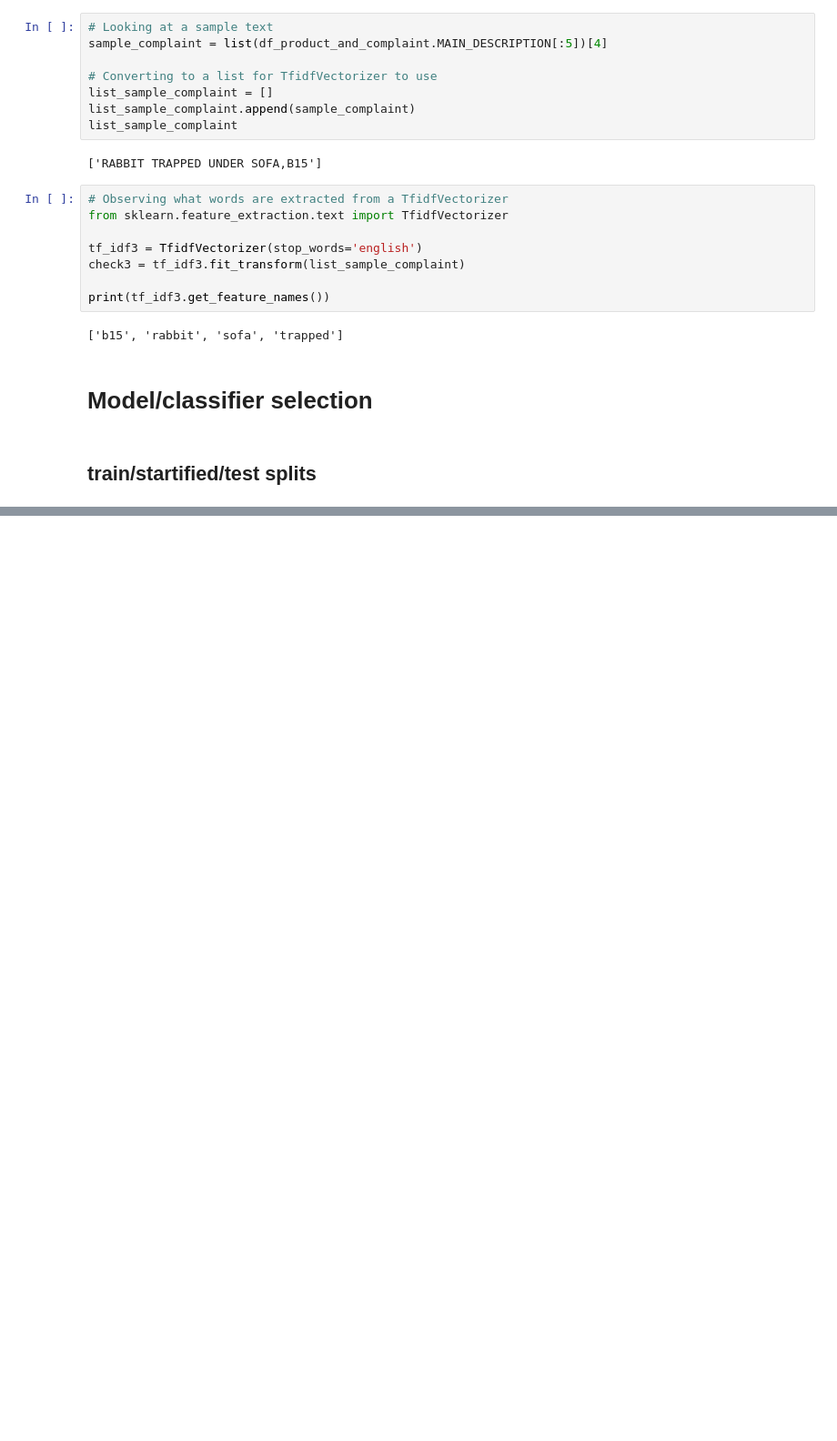
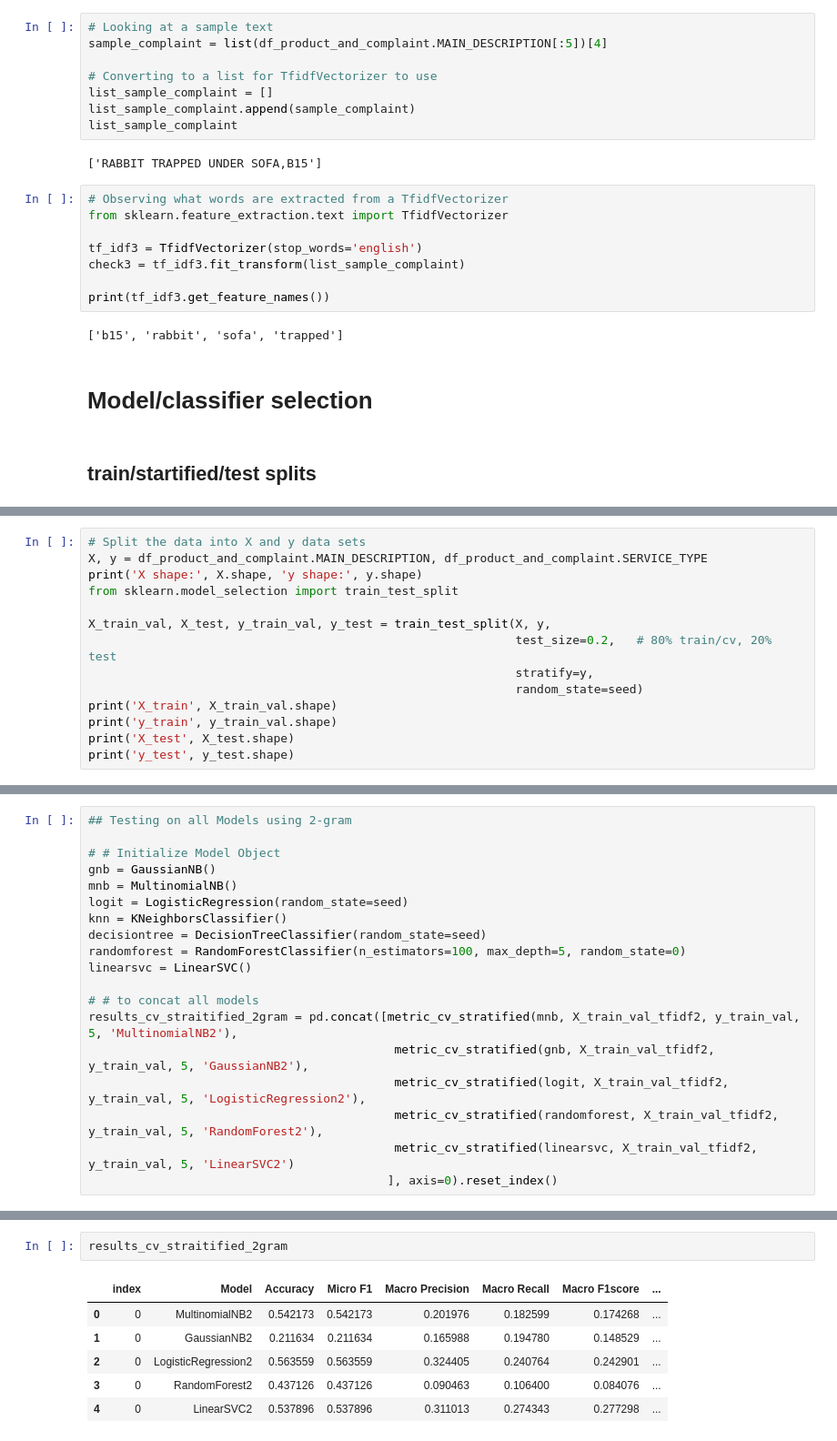
Before and after one commit to siddharthshenoy/Keywordandsum, a Jupyter notebook: ASAR.ipynb, the cells around one changed output, grey strips where cells are left out. Shown at 91% size. Cells and saved outputs as stored; diff of their text form; blank space fills up the shorter version.

```diff
--- a/ASAR.ipynb
+++ b/ASAR.ipynb
@@ -264,0 +271,14 @@ print(tf_idf3.get_feature_names())
+# %%
+# Split the data into X and y data sets
+X, y = df_product_and_complaint.MAIN_DESCRIPTION, df_product_and_complaint.SERVICE_TYPE
+print('X shape:', X.shape, 'y shape:', y.shape)
+from sklearn.model_selection import train_test_split
+
+X_train_val, X_test, y_train_val, y_test = train_test_split(X, y,
+                                                            test_size=0.2,   # 80% train/cv, 20% test
+                                                            stratify=y,
+                                                            random_state=seed)
+print('X_train', X_train_val.shape)
+print('y_train', y_train_val.shape)
+print('X_test', X_test.shape)
+print('y_test', y_test.shape)
@@ -264,0 +461,19 @@ print(tf_idf3.get_feature_names())
+# %%
+## Testing on all Models using 2-gram
+
+# # Initialize Model Object
+gnb = GaussianNB()
+mnb = MultinomialNB()
+logit = LogisticRegression(random_state=seed)
+knn = KNeighborsClassifier()
+decisiontree = DecisionTreeClassifier(random_state=seed)
+randomforest = RandomForestClassifier(n_estimators=100, max_depth=5, random_state=0)
+linearsvc = LinearSVC()
+
+# # to concat all models
+results_cv_straitified_2gram = pd.concat([metric_cv_stratified(mnb, X_train_val_tfidf2, y_train_val, 5, 'MultinomialNB2'),
+                                           metric_cv_stratified(gnb, X_train_val_tfidf2, y_train_val, 5, 'GaussianNB2'),
+                                           metric_cv_stratified(logit, X_train_val_tfidf2, y_train_val, 5, 'LogisticRegression2'),
+                                           metric_cv_stratified(randomforest, X_train_val_tfidf2, y_train_val, 5, 'RandomForest2'),
+                                           metric_cv_stratified(linearsvc, X_train_val_tfidf2, y_train_val, 5, 'LinearSVC2')
+                                          ], axis=0).reset_index()
@@ -264,0 +498,9 @@ print(tf_idf3.get_feature_names())
+# %%
+results_cv_straitified_2gram
+# %% [output]
+|  | index | Model | Accuracy | Micro F1 | Macro Precision | Macro Recall | Macro F1score | ... |
+| 0 | 0 | MultinomialNB2 | 0.542173 | 0.542173 | 0.201976 | 0.182599 | 0.174268 | ... |
+| 1 | 0 | GaussianNB2 | 0.211634 | 0.211634 | 0.165988 | 0.194780 | 0.148529 | ... |
+| 2 | 0 | LogisticRegression2 | 0.563559 | 0.563559 | 0.324405 | 0.240764 | 0.242901 | ... |
+| 3 | 0 | RandomForest2 | 0.437126 | 0.437126 | 0.090463 | 0.106400 | 0.084076 | ... |
+| 4 | 0 | LinearSVC2 | 0.537896 | 0.537896 | 0.311013 | 0.274343 | 0.277298 | ... |
```
Also changed, not shown: parts of 19 cells of this notebook, 2 other files.
